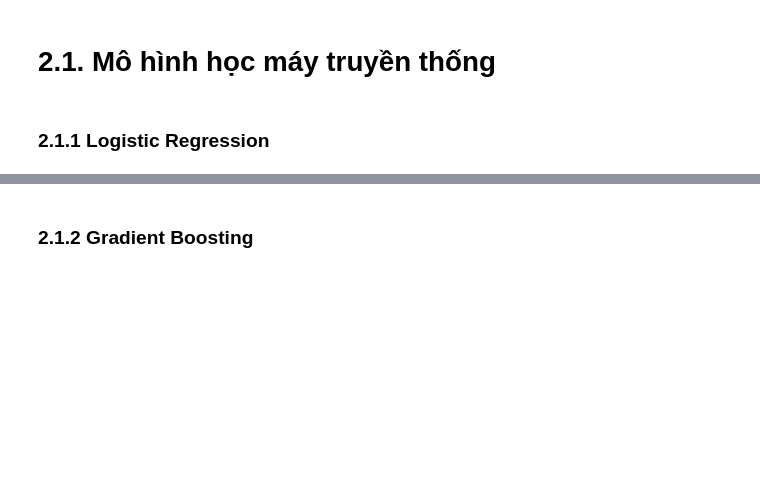
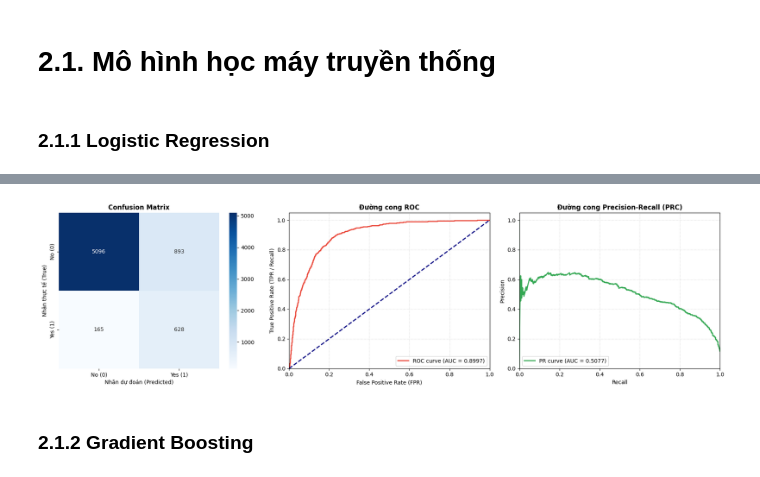
Before and after one commit to HocNguyen0605/DataMining_Nhom09, a Jupyter notebook: datamining-project.ipynb, the cells around one changed output, grey strips where cells are left out. Cells and saved outputs as stored; diff of their text form; code cells hidden in the pictures; blank space fills up the shorter version.

```diff
--- a/datamining-project.ipynb
+++ b/datamining-project.ipynb
@@ -1105,0 +1237,91 @@ plt.show()
+# %%
+# =====================================================================
+# ĐÁNH GIÁ MÔ HÌNH LOGISTIC REGRESSION (PYTORCH) TRÊN TẬP TEST
+# =====================================================================
+import torch
+import pandas as pd
+import matplotlib.pyplot as plt
+import seaborn as sns
+from sklearn.metrics import (precision_score, recall_score, f1_score,
+                             roc_auc_score, average_precision_score,
+                             classification_report, confusion_matrix,
+                             roc_curve, auc, precision_recall_curve)
+
+# 1. Tải dữ liệu tập Test từ STAGE['final'] và chuyển sang dạng Tensor
+X_test_df = STAGE['final']['X_test']
+y_test_true = STAGE['final']['y_test'].values
+
+X_test_tensor = torch.tensor(X_test_df.values, dtype=torch.float32).to(DEVICE)
+
+# 2. Khởi tạo mô hình và tải trọng số tốt nhất (best weights) từ quá trình fine-tune
+input_dim_lr = X_test_tensor.shape[1]
+best_lr_model = LogisticRegressionTorch(input_dim=input_dim_lr).to(DEVICE)
+best_lr_model.load_state_dict(torch.load('models/lr_run2_finetune_best.pt'))
+best_lr_model.eval() # Chuyển sang chế độ đánh giá
+
+# 3. Chạy dự đoán
+with torch.no_grad():
+    logits = best_lr_model(X_test_tensor).squeeze() # Đầu ra là logit thô
+    y_prob = torch.sigmoid(logits).cpu().numpy()    # Áp dụng sigmoid để lấy xác suất lớp Yes (1)
+    y_pred = (y_prob >= 0.5).astype(int)            # Ngưỡng 0.5 để phân lớp
+
+# 4. Bảng kết quả Precision, Recall, F1-score, ROC-AUC, PR-AUC
+metrics_df = pd.DataFrame([{
+    'Mô hình': 'Logistic Regression (PyTorch Fine-tuned)',
+    'Precision (Yes)': round(precision_score(y_test_true, y_pred, zero_division=0), 4),
+    'Recall (Yes)': round(recall_score(y_test_true, y_pred, zero_division=0), 4),
+    'F1-Score (Yes)': round(f1_score(y_test_true, y_pred, zero_division=0), 4),
+    'ROC-AUC': round(roc_auc_score(y_test_true, y_prob), 4),
+    'PR-AUC': round(average_precision_score(y_test_true, y_prob), 4)
+}])
+
+print("="*80)
+print("BẢNG KẾT QUẢ ĐÁNH GIÁ MÔ HÌNH (TRÊN TẬP TEST)")
+print("="*80)
+display(metrics_df)
+
+# 5. Classification Report đầy đủ
+print("\n" + "="*80)
+print("CLASSIFICATION REPORT")
+print("="*80)
+print(classification_report(y_test_true, y_pred, target_names=["No (0)", "Yes (1)"], zero_division=0))
+
+# 6. Trực quan hóa (Confusion Matrix, ROC Curve, PR Curve)
+fig, axes = plt.subplots(1, 3, figsize=(18, 5))
+
+# Biểu đồ 1: Confusion Matrix (Heatmap)
+cm = confusion_matrix(y_test_true, y_pred)
+sns.heatmap(cm, annot=True, fmt='d', cmap='Blues', ax=axes[0],
+            xticklabels=['No (0)', 'Yes (1)'], yticklabels=['No (0)', 'Yes (1)'])
+axes[0].set_title('Confusion Matrix', fontweight='bold')
+axes[0].set_xlabel('Nhãn dự đoán (Predicted)')
+axes[0].set_ylabel('Nhãn thực tế (True)')
+
+# Biểu đồ 2: ROC Curve
+fpr, tpr, _ = roc_curve(y_test_true, y_prob)
+roc_auc_val = auc(fpr, tpr)
+axes[1].plot(fpr, tpr, color='#ea4335', lw=2, label=f'ROC curve (AUC = {roc_auc_val:.4f})')
+axes[1].plot([0, 1], [0, 1], color='navy', lw=2, linestyle='--')
+axes[1].set_xlim([0.0, 1.0])
+axes[1].set_ylim([0.0, 1.05])
+axes[1].set_xlabel('False Positive Rate (FPR)')
+axes[1].set_ylabel('True Positive Rate (TPR / Recall)')
+axes[1].set_title('Đường cong ROC', fontweight='bold')
+axes[1].legend(loc="lower right")
+axes[1].grid(True, linestyle=':', alpha=0.6)
+
+# Biểu đồ 3: PR Curve (Precision-Recall Curve)
+precision_vals, recall_vals, _ = precision_recall_curve(y_test_true, y_prob)
+pr_auc_val = average_precision_score(y_test_true, y_prob)
+axes[2].plot(recall_vals, precision_vals, color='#34a853', lw=2, label=f'PR curve (AUC = {pr_auc_val:.4f})')
+axes[2].set_xlim([0.0, 1.0])
+axes[2].set_ylim([0.0, 1.05])
+axes[2].set_xlabel('Recall')
+axes[2].set_ylabel('Precision')
+axes[2].set_title('Đường cong Precision-Recall (PRC)', fontweight='bold')
+axes[2].legend(loc="lower left")
+axes[2].grid(True, linestyle=':', alpha=0.6)
+
+plt.tight_layout()
+plt.show()
+# %% [output]
@@ -1106,3 +1344,4 @@ plt.show()
+[figure, added]
 # %% [markdown]
 ### 2.1.2 Gradient Boosting
 # %%
```
Also changed, not shown: parts of 22 cells of this notebook, 6 other files.
